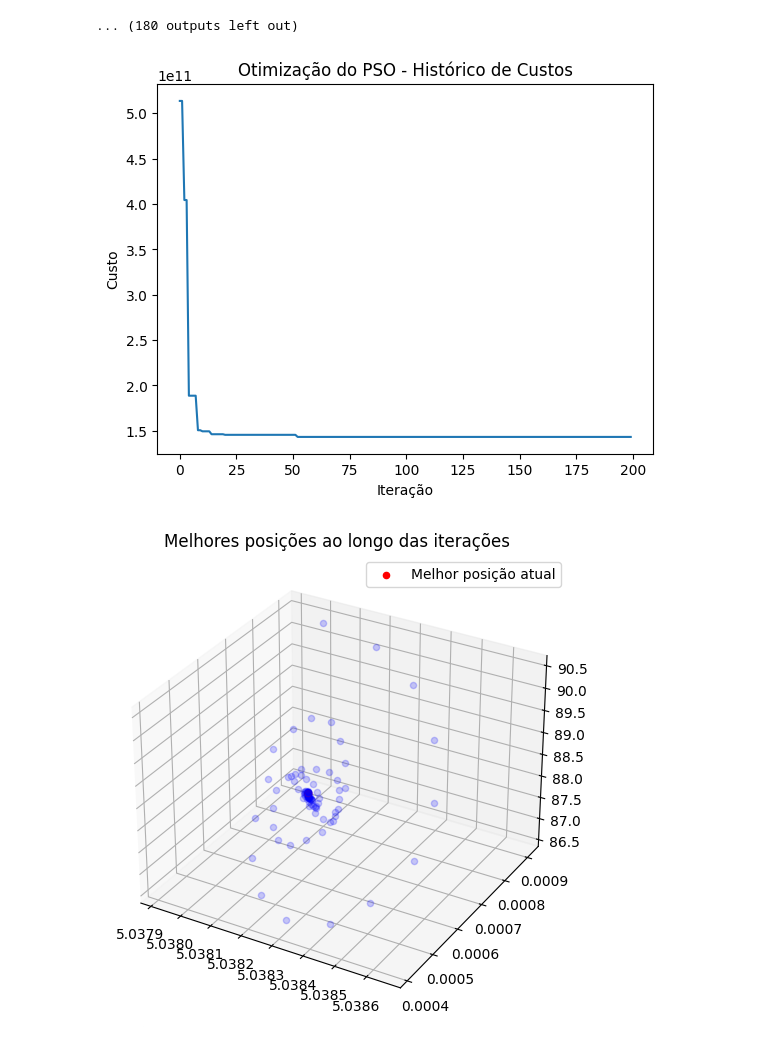
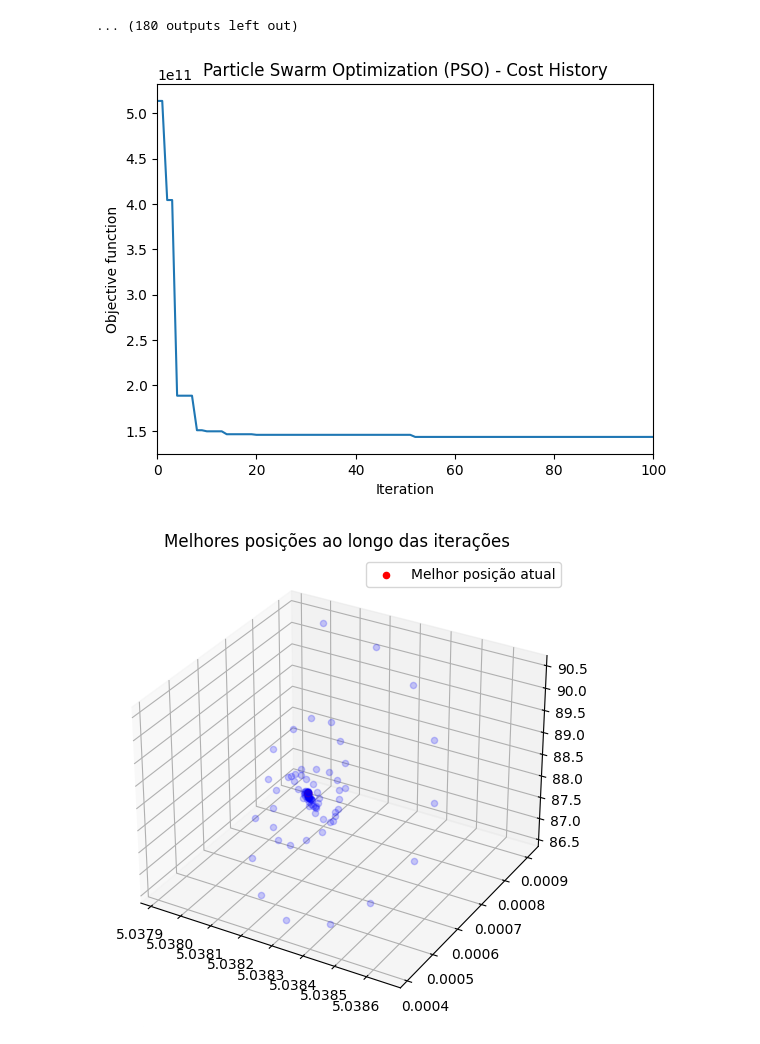
Before and after one commit to uervitonsantos/Otimizacao-Politicaca-Manutencao-Preventiva-Imperfeita, a Jupyter notebook: Algoritmo_PSO_para_otimização_de_custo_de_manutenção_preventiva_v7.ipynb, the cells around one changed output. Saved outputs shown, nothing was run; the diff lists cells and outputs as text; code cells hidden in the pictures.

```diff
--- a/Algoritmo_PSO_para_otimização_de_custo_de_manutenção_preventiva_v7.ipynb
+++ b/Algoritmo_PSO_para_otimização_de_custo_de_manutenção_preventiva_v7.ipynb
@@ -435,13 +435,14 @@ Custo =  184856653958.91068
 # %%
 # Plotar gráfico de densidade da otimização
 plt.figure()
 plt.plot(optimizer.cost_history)
-plt.xlabel('Iteração')
-plt.ylabel('Custo')
-plt.title('Otimização do PSO - Histórico de Custos')
+plt.xlabel('Iteration')
+plt.xlim(0, 100)
+plt.ylabel('Objective function')
+plt.title('Particle Swarm Optimization (PSO) - Cost History')
 plt.show()
 # %% [output]
-[figure, old version]
+[figure, new version]
 # %%
 # Plotar o gráfico 3D com todas as melhores posições
 fig = plt.figure(figsize=(8, 6))
```
